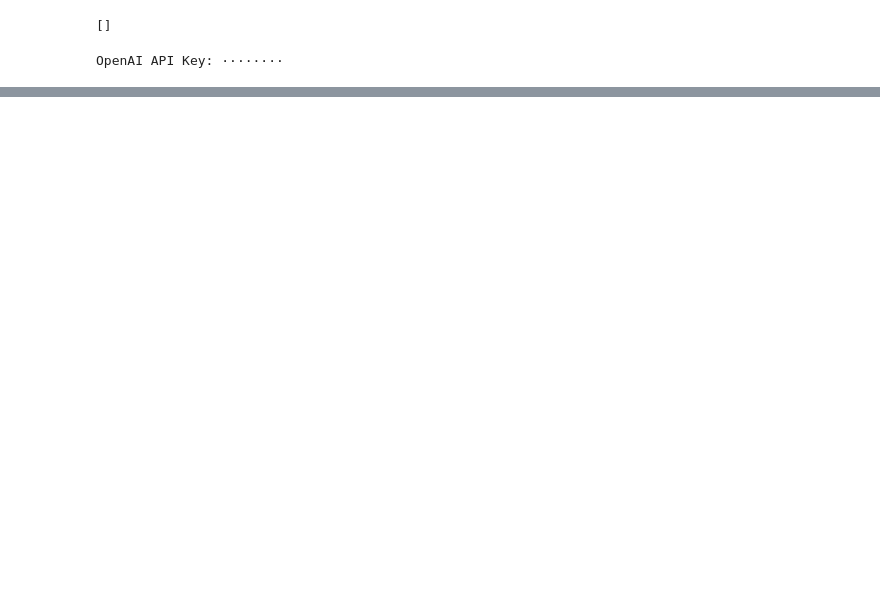
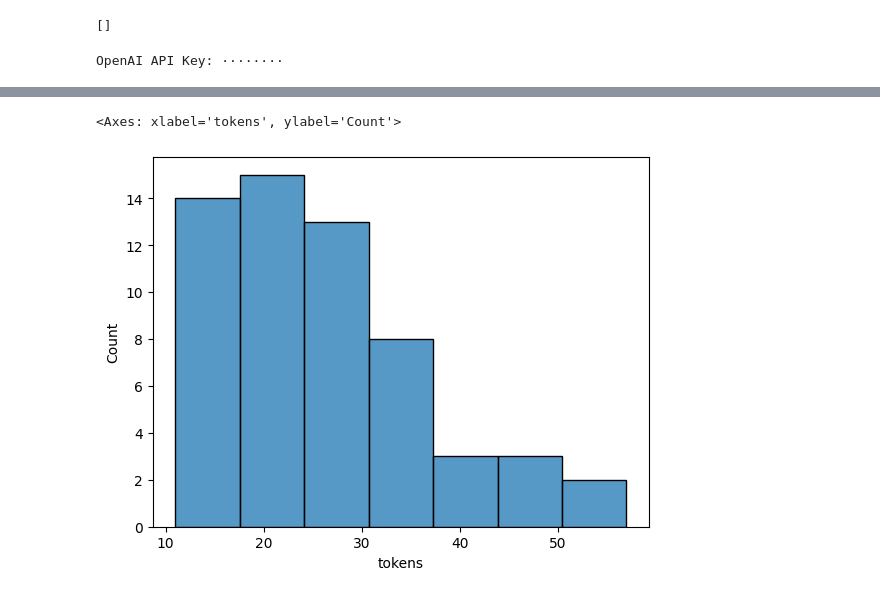
Before and after one commit to tomasonjo/blogs, a Jupyter notebook: graphreader/graphreader_import.ipynb, the cells around one changed output, grey strips where cells are left out. Saved outputs shown, nothing was run; the diff lists cells and outputs as text; code cells hidden in the pictures; blank space fills up the shorter version.

```diff
--- a/graphreader/graphreader_import.ipynb
+++ b/graphreader/graphreader_import.ipynb
@@ -149,0 +159,17 @@ Finished import at: 0:00:09.955560
+# %%
+def num_tokens_from_string(string: str) -> int:
+    """Returns the number of tokens in a text string."""
+    encoding = tiktoken.encoding_for_model("gpt-4")
+    num_tokens = len(encoding.encode(string))
+    return num_tokens
+
+
+atomic_facts = graph.query("MATCH (a:AtomicFact) RETURN a.text AS text")
+df = pd.DataFrame.from_records(
+    [{"tokens": num_tokens_from_string(el["text"])} for el in atomic_facts]
+)
+
+sns.histplot(df["tokens"])
+# %% [output]
+<Axes: xlabel='tokens', ylabel='Count'>
+[figure, added]
```
Also changed, not shown: parts of 9 cells of this notebook.
